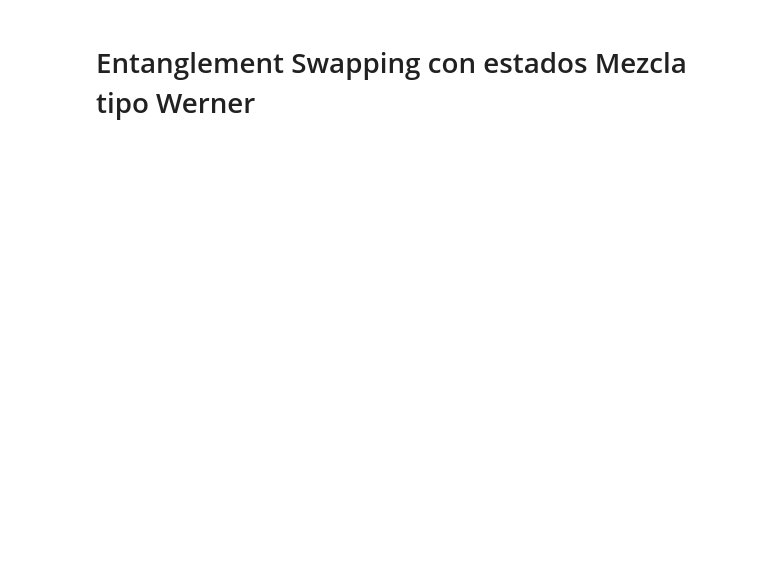
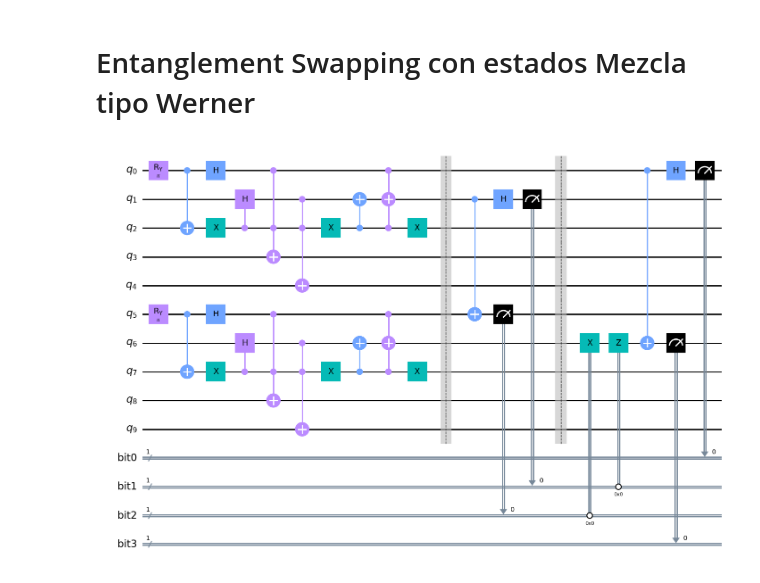
Before and after one commit to LuisMi1245/Protocolo_Swapping_QISKIT, a Jupyter notebook: Protocolo_Swapping/Swapping_Teletransporte_Estados_Werner.ipynb, the cells around one changed output. Drawn from its saved outputs; the diff is of its cells as text; code cells hidden in the pictures; blank space fills up the shorter version.

```diff
--- a/Protocolo_Swapping/Swapping_Teletransporte_Estados_Werner.ipynb
+++ b/Protocolo_Swapping/Swapping_Teletransporte_Estados_Werner.ipynb
@@ -204,0 +214,43 @@ Text(0.5, 0, 'Estados Clásicos')
+# %%
+def swapping_werner(w, bell_state="11"):
+    #Conversión de w a theta
+    theta = 2*np.arcsin(w)
+
+    #Se definen 10 qubits
+    qubits = QuantumRegister(10, name="q")
+
+    #Se definen 4 canales clásicos
+    bit0 = ClassicalRegister(1, name="bit0")
+    bit1 = ClassicalRegister(1, name="bit1")
+    bit2 = ClassicalRegister(1, name="bit2")
+    bit3 = ClassicalRegister(1, name="bit3")
+
+    #Se construye el objeto circuito
+    circuito = QuantumCircuit(qubits, bit0, bit1, bit2, bit3)
+
+    #Inicializamos par en estados Werner del qubit[0] hasta el qubit[4]
+    #Con parámetro de mezcla theta[0]
+    crear_estados_werner(circuito, [0,1,2,3,4], theta[0])
+
+    #Inicializamos par en estados Werner del qubit[5] hasta el qubit[9]
+    #Con parámetro de mezcla theta[1]
+    crear_estados_werner(circuito, [5,6,7,8,9], theta[1])
+
+    circuito.barrier()
+
+    #Medida proyectiva tipo Bell sobre los qúbits 1 y 5
+    alice_operaciones(circuito, qubits[1], qubits[5], bit1, bit2)
+    circuito.barrier()
+
+    #Bob recibe bits de Alice y efectúa algunas operaciones
+    bob_operaciones(circuito, qubits[6], bit1, bit2, bell_state)
+
+    #Medidas de los qubits 0 y 6
+    alice_operaciones(circuito, qubits[0], qubits[6], bit0, bit3)
+
+    return [circuito, qubits]
+# %%
+qc_werner, qubits_werner = swapping_werner([1,1], "11")
+qc_werner.draw(output="mpl")
+# %% [output]
+[figure, added]
```
Also changed, not shown: parts of 13 cells of this notebook.
